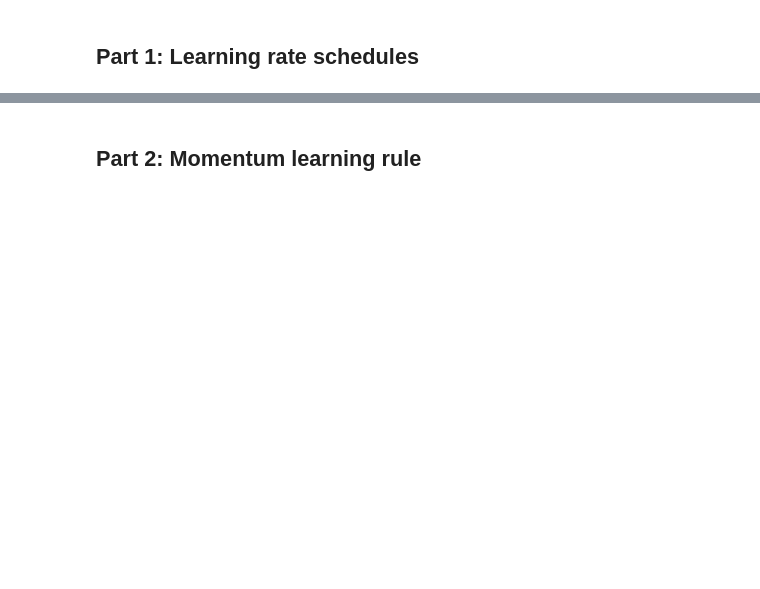
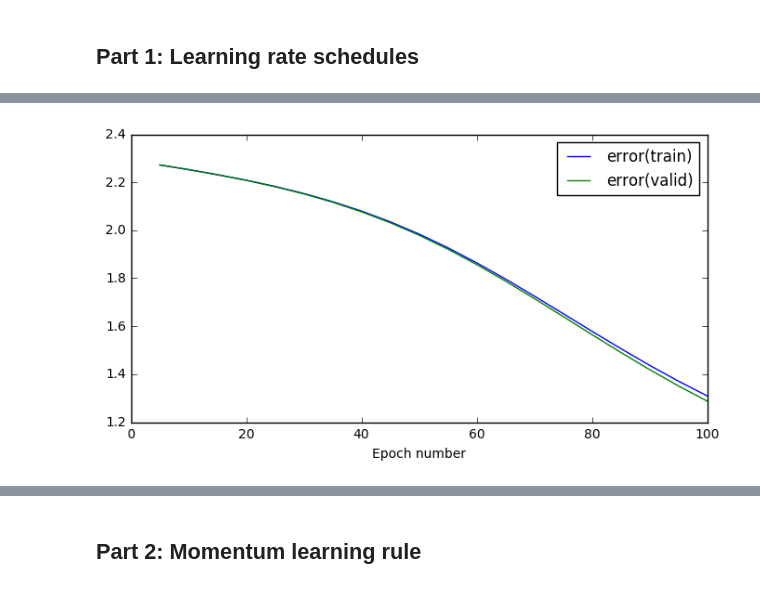
Before and after one commit to cuevhv/mlp, a Jupyter notebook: notebooks/Coursework_1.ipynb, the cells around one changed output, grey strips where cells are left out. Saved outputs shown, nothing was run; the diff lists cells and outputs as text; code cells hidden in the pictures; blank space fills up the shorter version.

```diff
--- a/notebooks/Coursework_1.ipynb
+++ b/notebooks/Coursework_1.ipynb
@@ -106,59 +221,67 @@ def train_model_and_plot_stats(
 # %%
 # Set training run hyperparameters
 batch_size = 50  # number of data points in a batch
-num_epochs = 10  # number of training epochs to perform
+num_epochs = 100  # number of training epochs to perform
 stats_interval = 5  # epoch interval between recording and printing stats
-learning_rate = 0.2  # learning rate for gradient descent
-r=10
+learning_rateLL = [1e-3]  # learning rate for gradient descent
 init_scales = [0.1]#, 0.2, 0.5, 1.]  # scale for random parameter initialisation
+ere = [50000]#[input_dim]
 final_errors_train = []
 final_errors_valid = []
 final_accs_train = []
 final_accs_valid = []
 
-for init_scale in init_scales:
+for learning_rate in learning_rateLL:
+    for r in ere:
+        print('-' * 80)
+        print('learning_rate={0:.4f} R={1:.4f}'
+              .format(learning_rate, r))
+        print('-' * 80)
+        # Reset random number generator and data provider states on each run
+        # to ensure reproducibility of results
+        rng.seed(seed)
+        train_data.reset()
+        valid_data.reset()
 
-    print('-' * 80)
-    print('learning_rate={0:.2f} init_scale={1:.2f}'
-          .format(learning_rate, init_scale))
-    print('-' * 80)
-    # Reset random number generator and data provider states on each run
-    # to ensure reproducibility of results
-    rng.seed(seed)
-    train_data.reset()
-    valid_data.reset()
+        # Alter data-provider batch size
+        train_data.batch_size = batch_size
+        valid_data.batch_size = batch_size
 
-    # Alter data-provider batch size
-    train_data.batch_size = batch_size
-    valid_data.batch_size = batch_size
+        # Create a parameter initialiser which will sample random uniform values
+        # from [-init_scale, init_scale]
+        #param_init = UniformInit(-init_scale, init_scale, rng=rng)
 
-    # Create a parameter initialiser which will sample random uniform values
-    # from [-init_scale, init_scale]
-    #param_init = UniformInit(-init_scale, init_scale, rng=rng)
+        # Create a model with three affine layers
+        #hidden_dim = 100
+        model = MultipleLayerModel([
+        AffineLayer(input_dim, hidden_dim, weights_init, biases_init),
+        SigmoidLayer(),
+        AffineLayer(hidden_dim, hidden_dim, weights_init, biases_init),
+        SigmoidLayer(),
+        AffineLayer(hidden_dim, output_dim, weights_init, biases_init)
+        ])
 
-    # Create a model with three affine layers
-    #hidden_dim = 100
-    model = model
+        # Initialise a cross entropy error object
+        error = CrossEntropySoftmaxError()
+        schedulers = [sche.VarLearningRateScheduler(learning_rate,r)]
+        #schedulers = [sche.ConstantLearningRateScheduler(learning_rate)]
+        # Use a basic gradient descent learning rule
+        learning_rule = GradientDescentLearningRule(learning_rate=learning_rate)
 
-    # Initialise a cross entropy error object
-    error = CrossEntropySoftmaxError()
+        stats, keys, run_time, fig_1, ax_1, fig_2, ax_2= train_model_and_plot_stats(
+            model, error, learning_rule, train_data, valid_data, num_epochs, schedulers, stats_interval)
 
-    # Use a basic gradient descent learning rule
-    learning_rule = GradientDescentLearningRule(learning_rate=learning_rate)
-    stats, keys, run_time, fig_1, ax_1, fig_2, ax_2= train_model_and_plot_stats(
-        model, error, learning_rule, train_data, valid_data, num_epochs, stats_interval)
+        plt.show()
 
-    plt.show()
+        print('    final error(train) = {0:.2e}').format(stats[-1, keys['error(train)']])
+        print('    final error(valid) = {0:.2e}').format(stats[-1, keys['error(valid)']])
+        print('    final acc(train)   = {0:.2e}').format(stats[-1, keys['acc(train)']])
+        print('    final acc(valid)   = {0:.2e}').format(stats[-1, keys['acc(valid)']])
+        print('    run time per epoch = {0:.2f}s').format(run_time * 1. / num_epochs)
 
-    print('    final error(train) = {0:.2e}').format(stats[-1, keys['error(train)']])
-    print('    final error(valid) = {0:.2e}').format(stats[-1, keys['error(valid)']])
-    print('    final acc(train)   = {0:.2e}').format(stats[-1, keys['acc(train)']])
-    print('    final acc(valid)   = {0:.2e}').format(stats[-1, keys['acc(valid)']])
-    print('    run time per epoch = {0:.2f}s').format(run_time * 1. / num_epochs)
-
-    final_errors_train.append(stats[-1, keys['error(train)']])
-    final_errors_valid.append(stats[-1, keys['error(valid)']])
-    final_accs_train.append(stats[-1, keys['acc(train)']])
-    final_accs_valid.append(stats[-1, keys['acc(valid)']])
+        final_errors_train.append(stats[-1, keys['error(train)']])
+        final_errors_valid.append(stats[-1, keys['error(valid)']])
+        final_accs_train.append(stats[-1, keys['acc(train)']])
+        final_accs_valid.append(stats[-1, keys['acc(valid)']])
 # %% [output]
 --------------------------------------------------------------------------------
@@ -167,0 +307 @@ NameError: global name 'ConstantLearningRateScheduler' is not defined
+[figure, added]
```
Also changed, not shown: parts of 18 cells of this notebook, 2 other files.
